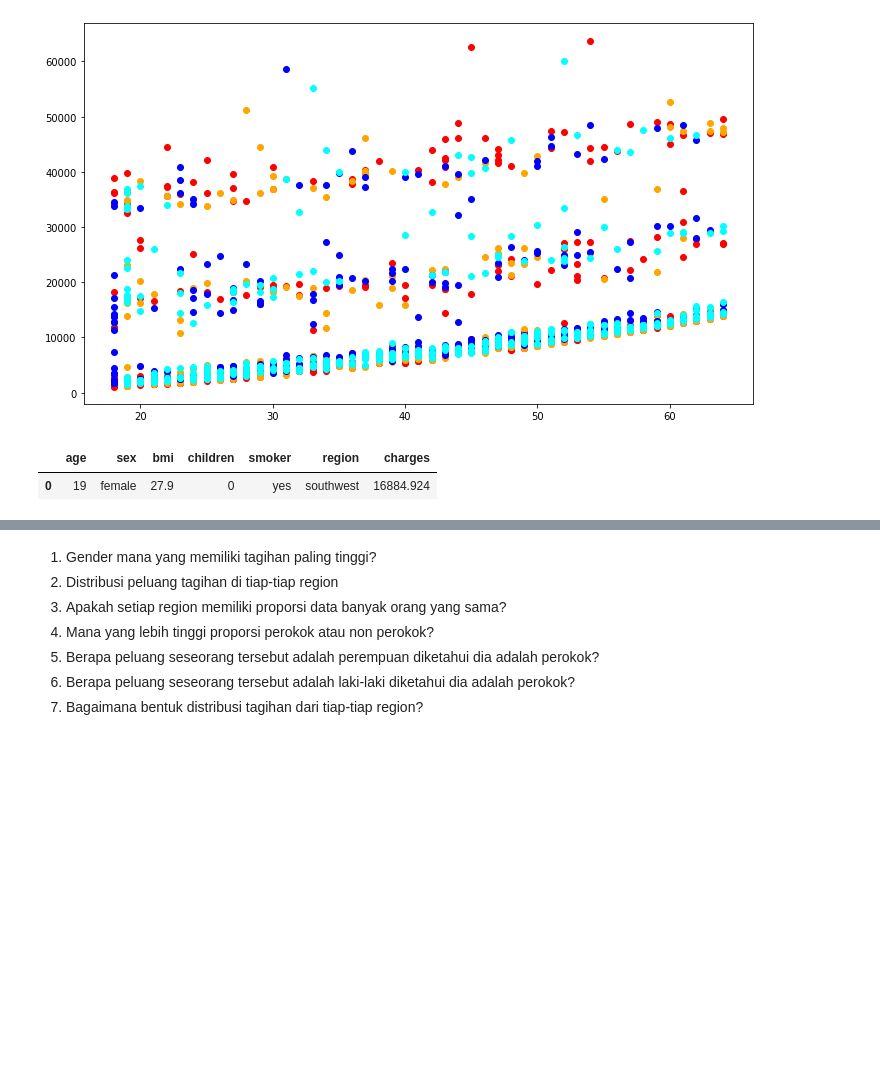
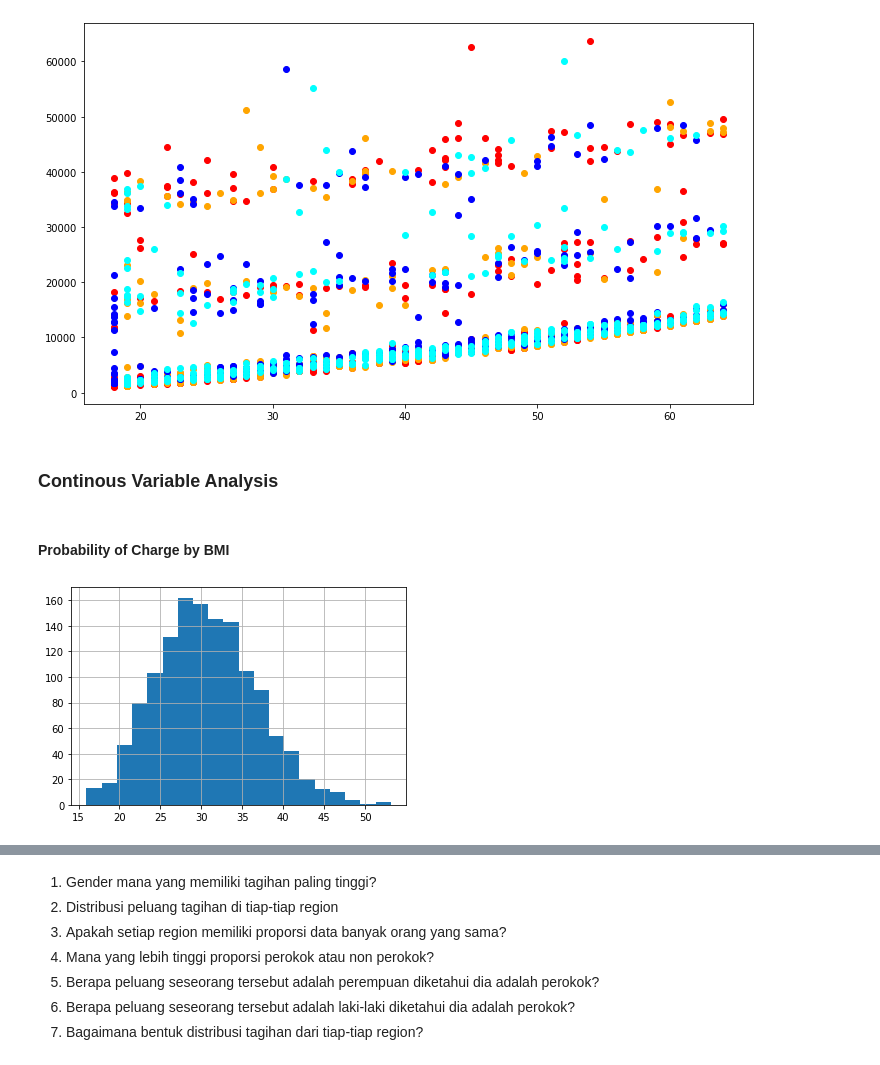
Before and after one commit to dwipaalfarisi/ads-projects, a Jupyter notebook: probability/prob.ipynb, the cells around one changed output, grey strips where cells are left out. Cells and saved outputs as stored; diff of their text form; code cells hidden in the pictures; blank space fills up the shorter version.

```diff
--- a/probability/prob.ipynb
+++ b/probability/prob.ipynb
@@ -366,8 +366,11 @@ ax.scatter(northwest_charges['age'], northwest_charges['charges'], c='cyan', lab
 plt.show();
 # %% [output]
 [figure]
-# %%
-insurance_data.head(1)
-# %% [output]
-|  | age | sex | bmi | children | smoker | region | charges |
-| 0 | 19 | female | 27.9 | 0 | yes | southwest | 16884.924 |
+# %% [markdown]
+### Continous Variable Analysis
+# %% [markdown]
+#### Probability of Charge by BMI
+# %%
+(insurance_data['bmi']).hist(bins=20);
+# %% [output]
+[figure, added]
```
Also changed, not shown: parts of 20 cells of this notebook, 1 other file.
